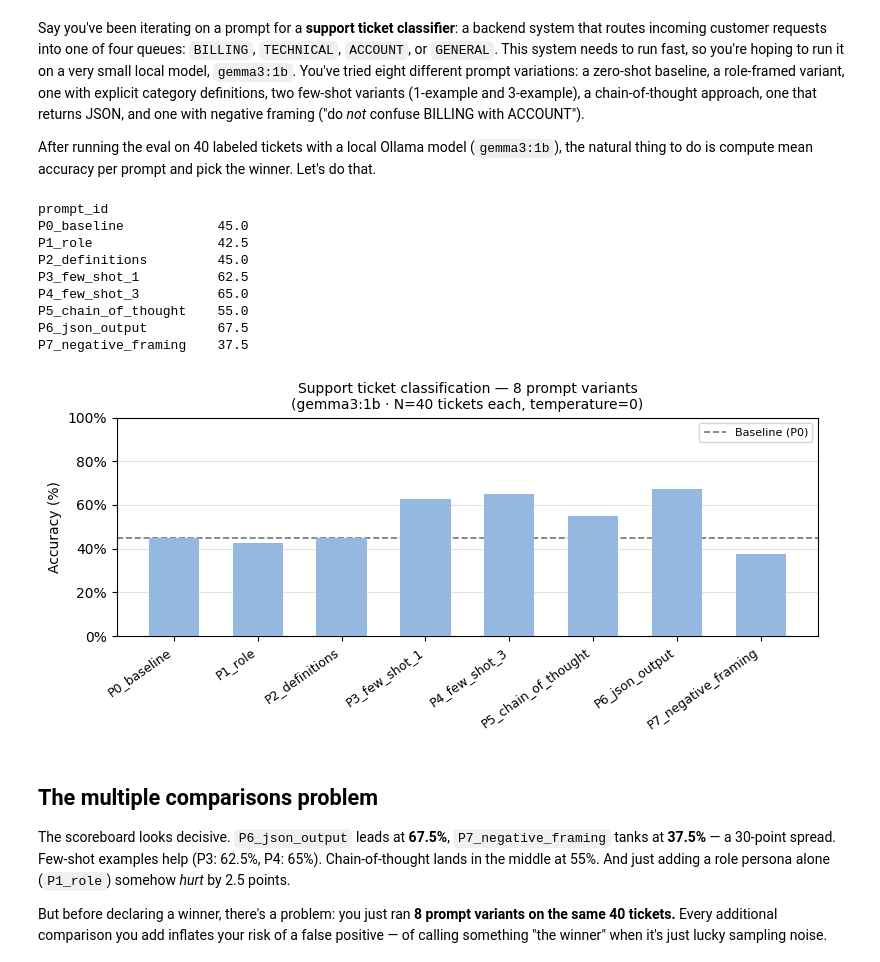
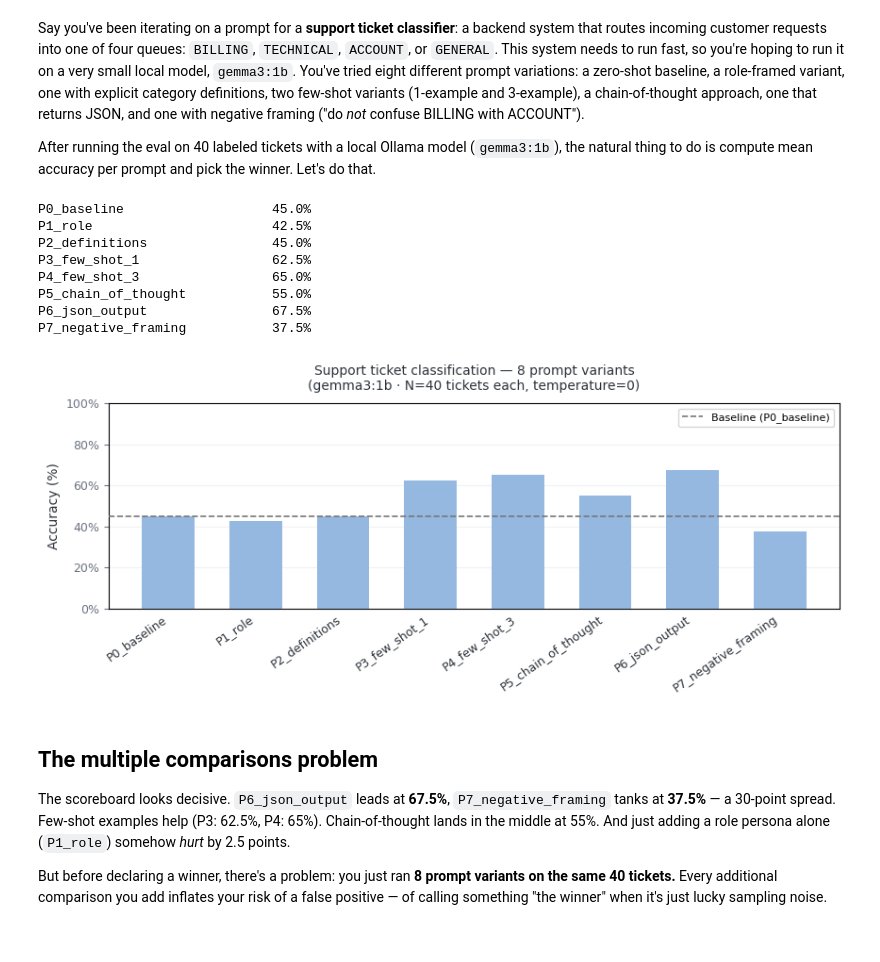
Before and after one commit to ianarawjo/evalstats, a Jupyter notebook: website/notebooks/best-prompt.ipynb, the cells around one changed output. Cells and saved outputs as stored; diff of their text form; code cells hidden in the pictures; blank space fills up the shorter version.

Commit message:
Add plot functions for CIs and bar charts

```diff
--- a/website/notebooks/best-prompt.ipynb
+++ b/website/notebooks/best-prompt.ipynb
@@ -5,62 +5,48 @@ After running the eval on 40 labeled tickets with a local Ollama model (`gemma3:
 # %%
 import pandas as pd
 import matplotlib.pyplot as plt
 import matplotlib.ticker as mticker
 import numpy as np
+import promptstats as pstats
 
 # Load eval results.
 # Columns: prompt_id, input_id, ticket, category, output, predicted, correct
 df = pd.read_csv("support_ticket_eval.csv")
 
 PROMPTS = [
     "P0_baseline", "P1_role", "P2_definitions",
     "P3_few_shot_1", "P4_few_shot_3",
     "P5_chain_of_thought", "P6_json_output", "P7_negative_framing",
 ]
 
 # Mean accuracy per prompt
-summary = (
-    df.groupby("prompt_id")["correct"]
-    .mean()
-    .loc[PROMPTS]
-    .rename("accuracy")
-    .to_frame()
-    .assign(pct=lambda d: (d["accuracy"] * 100).round(1))
+scores_1run = {
+    p: df[df["prompt_id"] == p]["correct"].tolist()
+    for p in PROMPTS
+}
+summary = {p: round(sum(v) / len(v) * 100, 1) for p, v in scores_1run.items()}
+for p, acc in summary.items():
+    print(f"{p:<28}  {acc:.1f}%")
+
+pstats.plot_accuracy_bar(
+    scores_1run,
+    baseline="P0_baseline",
+    title=(
+        "Support ticket classification — 8 prompt variants\n"
+        "(gemma3:1b · N=40 tickets each, temperature=0)"
+    ),
 )
-print(summary["pct"].to_string())
-
-# Bar chart
-fig, ax = plt.subplots(figsize=(8, 3.8))
-ax.bar(range(len(PROMPTS)), summary["pct"], color="#94b8e0", width=0.6, zorder=3)
-ax.axhline(
-    summary.loc["P0_baseline", "pct"],
-    color="#777", lw=1.2, ls="--", label="Baseline (P0)"
-)
-ax.set_xticks(range(len(PROMPTS)))
-ax.set_xticklabels(PROMPTS, rotation=35, ha="right", fontsize=9)
-ax.set_ylabel("Accuracy (%)")
-ax.set_ylim(0, 100)
-ax.yaxis.set_major_formatter(mticker.PercentFormatter())
-ax.set_title(
-    "Support ticket classification — 8 prompt variants\n"
-    "(gemma3:1b · N=40 tickets each, temperature=0)",
-    fontsize=10
-)
-ax.legend(fontsize=8)
-ax.grid(axis="y", alpha=0.35, zorder=0)
-plt.tight_layout()
 plt.show()
 # %% [output]
-prompt_id
-P0_baseline            45.0
-P1_role                42.5
-P2_definitions         45.0
-P3_few_shot_1          62.5
-P4_few_shot_3          65.0
-P5_chain_of_thought    55.0
-P6_json_output         67.5
-P7_negative_framing    37.5
+P0_baseline                   45.0%
+P1_role                       42.5%
+P2_definitions                45.0%
+P3_few_shot_1                 62.5%
+P4_few_shot_3                 65.0%
+P5_chain_of_thought           55.0%
+P6_json_output                67.5%
+P7_negative_framing           37.5%
-[figure, old version]
+[figure, new version]
 # %% [markdown]
 ## The multiple comparisons problem
 
```
Also changed, not shown: parts of 3 cells of this notebook, 8 other files.
